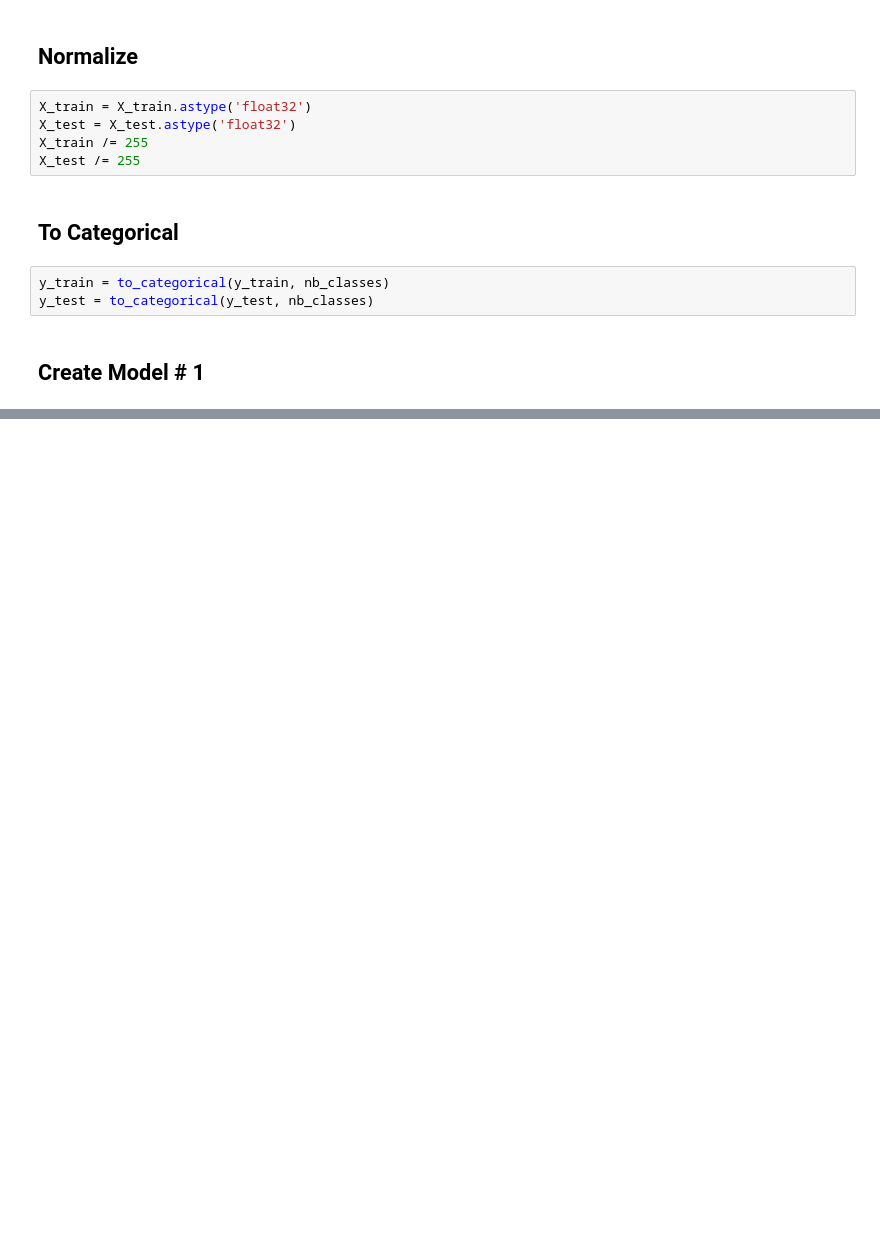
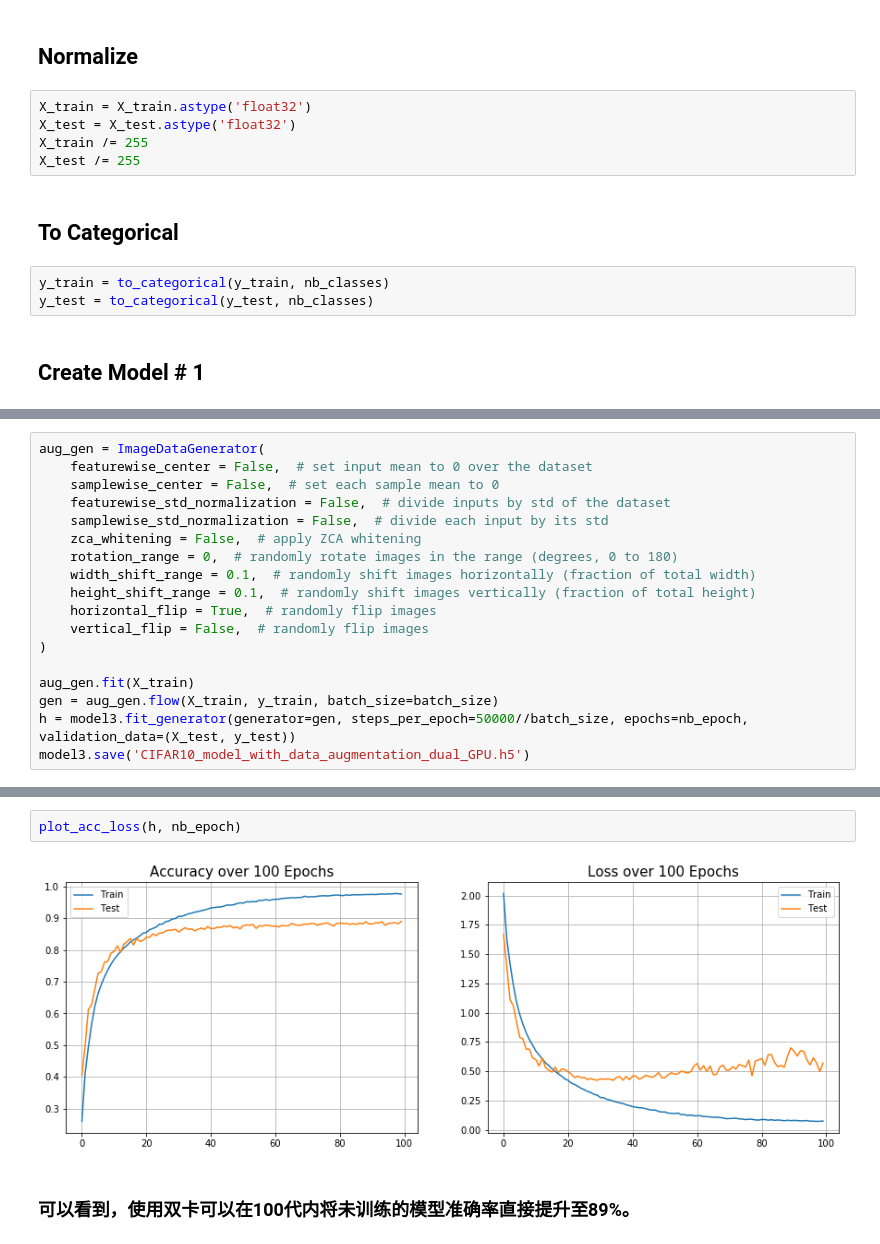
Before and after one commit to mtyylx/MLND, a Jupyter notebook: P5_Image_Classification/CIFAR10 Image Classification using Keras.ipynb, the cells around one changed output, grey strips where cells are left out. Cells and saved outputs as stored; diff of their text form; blank space fills up the shorter version.

```diff
--- a/P5_Image_Classification/CIFAR10 Image Classification using Keras.ipynb
+++ b/P5_Image_Classification/CIFAR10 Image Classification using Keras.ipynb
@@ -202,0 +430,18 @@ Testing Accuracy = 86.59 %    loss = 0.540904
+# %%
+aug_gen = ImageDataGenerator(
+    featurewise_center = False,  # set input mean to 0 over the dataset
+    samplewise_center = False,  # set each sample mean to 0
+    featurewise_std_normalization = False,  # divide inputs by std of the dataset
+    samplewise_std_normalization = False,  # divide each input by its std
+    zca_whitening = False,  # apply ZCA whitening
+    rotation_range = 0,  # randomly rotate images in the range (degrees, 0 to 180)
+    width_shift_range = 0.1,  # randomly shift images horizontally (fraction of total width)
+    height_shift_range = 0.1,  # randomly shift images vertically (fraction of total height)
+    horizontal_flip = True,  # randomly flip images
+    vertical_flip = False,  # randomly flip images
+)
+
+aug_gen.fit(X_train)
+gen = aug_gen.flow(X_train, y_train, batch_size=batch_size)
+h = model3.fit_generator(generator=gen, steps_per_epoch=50000//batch_size, epochs=nb_epoch, validation_data=(X_test, y_test))
+model3.save('CIFAR10_model_with_data_augmentation_dual_GPU.h5')
@@ -202,0 +466,6 @@ Testing Accuracy = 86.59 %    loss = 0.540904
+# %%
+plot_acc_loss(h, nb_epoch)
+# %% [output]
+[figure, added]
+# %% [markdown]
+### 可以看到，使用双卡可以在100代内将未训练的模型准确率直接提升至89%。
```
Also changed, not shown: parts of 35 cells of this notebook.
